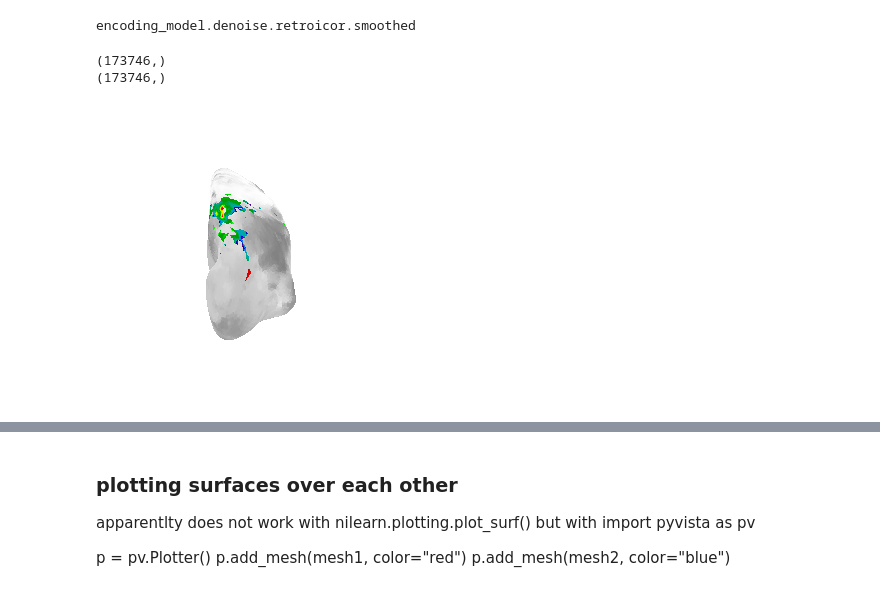
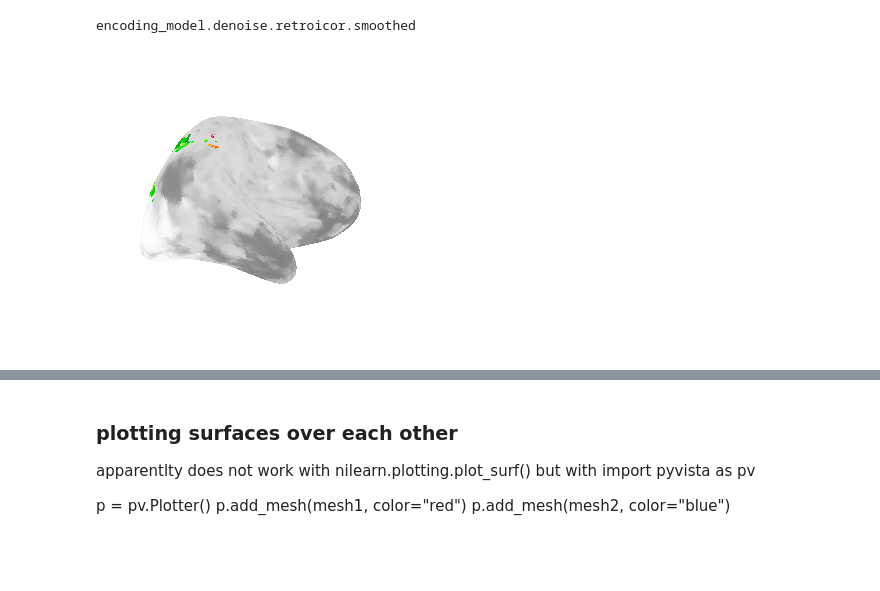
Before and after one commit to Gilles86/stress_risk, a Jupyter notebook: stress_risk/fmri_analysis/lateralization/vis_mu-r2maps_.ipynb, the cells around one changed output, grey strips where cells are left out. Drawn from its saved outputs; the diff is of its cells as text; code cells hidden in the pictures; blank space fills up the shorter version.

Commit message:
improved gradient visualization etc.

```diff
--- a/stress_risk/fmri_analysis/lateralization/vis_mu-r2maps_.ipynb
+++ b/stress_risk/fmri_analysis/lateralization/vis_mu-r2maps_.ipynb
@@ -210,4 +230,16 @@ grad.shape
 # %%
+subject = 17
+sub = f'{subject:02d}'
+hemi = 'R'
+ses = 1
+grad_n = 1
+specification = '_reordMaskFlip'
+
+file = op.join(f'sub-{sub}', f'ses-{ses}',  f'sub-{sub}_ses-{ses}_task-risk_space-fsnative_hemi-{hemi}_grad{grad_n}{specification}.surf.gii')
+fn = op.join(bids_folder,'derivatives/gradients',file)
+grad = surface.load_surf_data(fn)
+grad_rescaled = np.nan_to_num(grad)
+
 space = 'fsnative'
 threshold = 0.05
 filter_extreme_prfs = True
@@ -237,21 +269,15 @@ surf_mesh = op.join(bids_folder,'derivatives', 'freesurfer', f'sub-{sub}','surf'
 surf_mesh_curv = op.join(bids_folder,'derivatives', 'freesurfer', f'sub-{sub}','surf', f'{hemi_fs}.avg_curv') # this time use fasnative surf_mesh, not fsaver
 # %% [output]
 encoding_model.denoise.retroicor.smoothed
-# %%
-print(grad_rescaled.shape)
-print(surf_data.shape)
-# %% [output]
-(173746,)
-(173746,)
 # %%
 #now with gradient underneath
 
-view = 'posterior'
+view = 'medial'
 colorbar = True
 cmap = 'nipy_spectral'
 
 
 nplt.plot_surf(surf_mesh, surf_data, bg_map=grad_rescaled,cmap=cmap, view=view, darkness=0.5 ,colorbar=False,bg_on_data=False,engine='matplotlib')
 plt.show()
 # %% [output]
-[figure, old version]
+[figure, new version]
```
Also changed, not shown: parts of 8 cells of this notebook, 7 other files.
